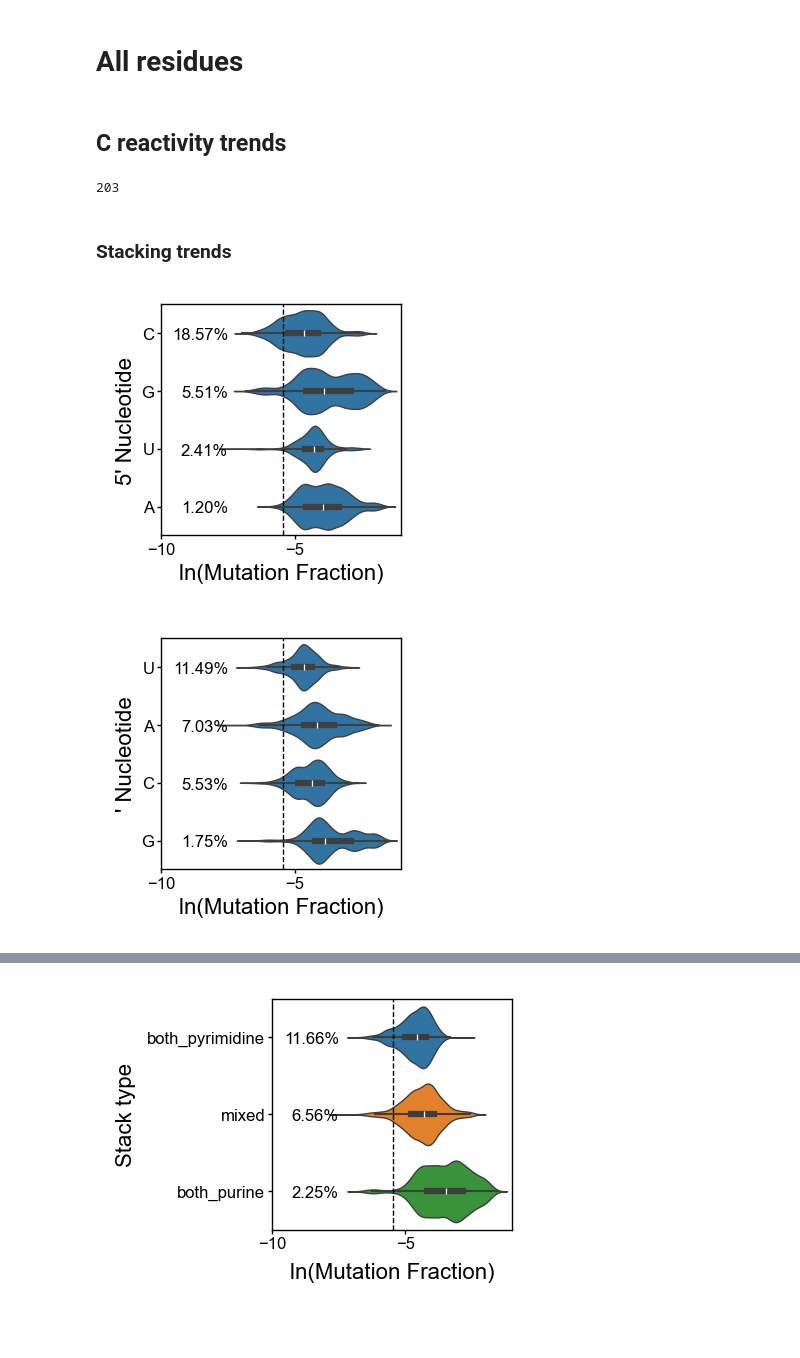
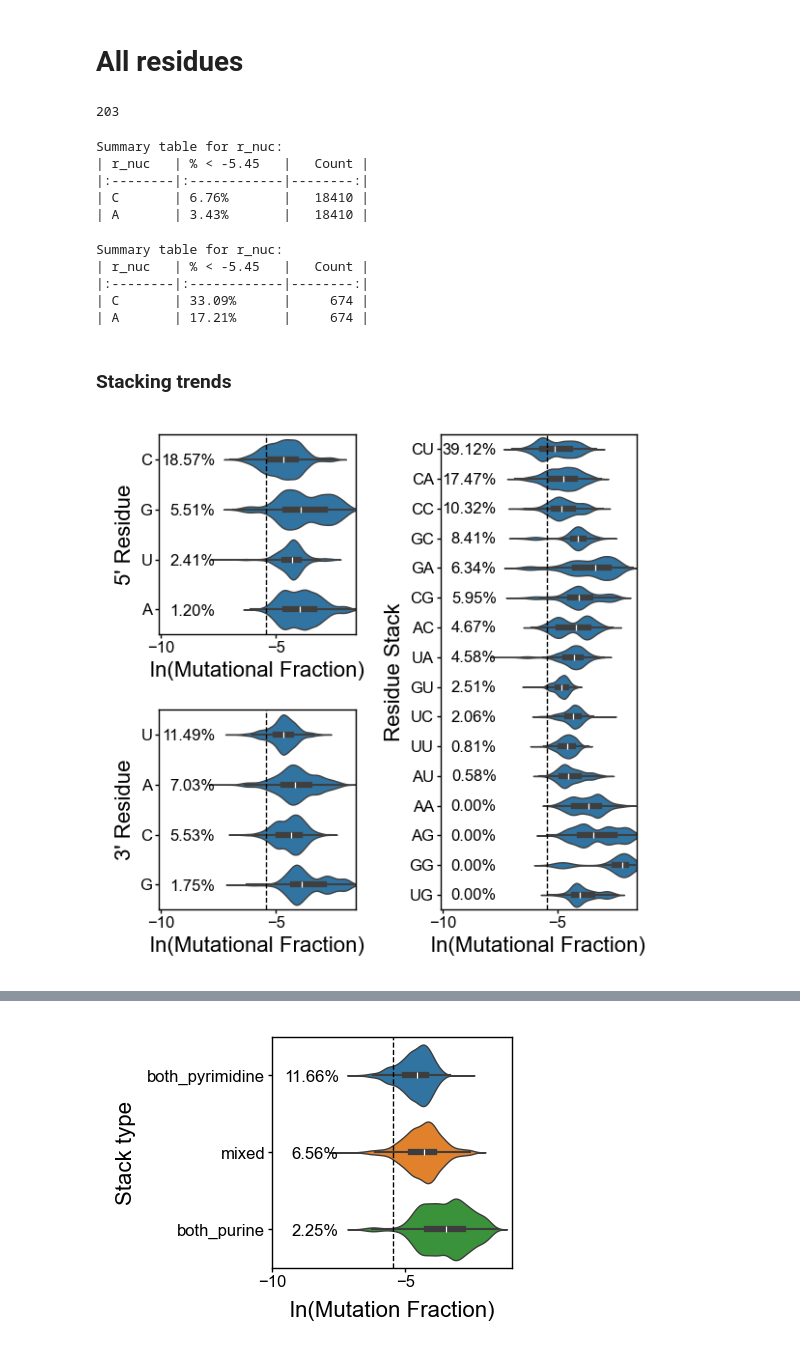
Before and after one commit to YesselmanLabPublications/2025_char_3d_struct_features, a Jupyter notebook: notebooks/ac_pairs.ipynb, the cells around one changed output, grey strips where cells are left out. Cells and saved outputs as stored; diff of their text form; code cells hidden in the pictures; blank space fills up the shorter version.

```diff
--- a/notebooks/ac_pairs.ipynb
+++ b/notebooks/ac_pairs.ipynb
@@ -129,43 +194,40 @@ Name: 0, dtype: object
 # %% [markdown]
 # All residues
-# %% [markdown]
-## C reactivity trends
 # %%
 df_ca = df.query("r_nuc == 'C' and r_type == 'NON-WC' and likely_pair == 'CA'").copy()
 print(len(df_ca["m_sequence"].unique()))
 # %% [output]
 203
+# %%
+df_ca = df.query("r_nuc == 'C' and r_type == 'NON-WC' and likely_pair == 'CA'").copy()
+df_ac = df.query("r_nuc == 'A' and r_type == 'NON-WC' and likely_pair == 'AC'").copy()
+df_merge = pd.concat([df_ca, df_ac])
+generate_threshold_summary(df_merge, "r_nuc", greater_than=False)
+# %% [output]
+Summary table for r_nuc:
+| r_nuc   | % < -5.45   |   Count |
+|:--------|:------------|--------:|
+| C       | 6.76%       |   18410 |
+| A       | 3.43%       |   18410 |
+# %%
+df_ca = df.query(
+    "r_nuc == 'C' and r_type == 'NON-WC' and likely_pair == 'CA' and m_token == '1x1'"
+).copy()
+df_ac = df.query(
+    "r_nuc == 'A' and r_type == 'NON-WC' and likely_pair == 'AC' and m_token == '1x1'"
+).copy()
+df_merge = pd.concat([df_ca, df_ac])
+generate_threshold_summary(df_merge, "r_nuc", greater_than=False)
+# %% [output]
+Summary table for r_nuc:
+| r_nuc   | % < -5.45   |   Count |
+|:--------|:------------|--------:|
+| C       | 33.09%      |     674 |
+| A       | 17.21%      |     674 |
 # %% [markdown]
 ### Stacking trends
 # %%
 df_ca = df.query("r_nuc == 'C' and r_type == 'NON-WC' and likely_pair == 'CA'").copy()
-ax = plot_violins_w_percent(
-    df_ca,
-    "ln_r_data",
-    "p5_res",
-    color="tab:blue",
-    gt_lt="less",
-    xlim=(-10, -1),
-    sorted_by_mean=True,
-)
-ax.set_ylabel("5' Nucleotide", labelpad=2)
-ax.set_xlabel("ln(Mutation Fraction)", labelpad=2)
-format_small_plot(ax)
+plot_residue_trends(df_ca, color="tab:blue")
 # %% [output]
-[figure, old version]
+[figure, new version]
-# %%
-df_ca = df.query("r_nuc == 'C' and r_type == 'NON-WC' and likely_pair == 'CA'").copy()
-ax = plot_violins_w_percent(
-    df_ca,
-    "ln_r_data",
-    "p3_res",
-    color="tab:blue",
-    gt_lt="less",
-    xlim=(-10, -1),
-    sorted_by_mean=True,
-)
-ax.set_ylabel("' Nucleotide", labelpad=2)
-ax.set_xlabel("ln(Mutation Fraction)", labelpad=2)
-format_small_plot(ax)
-# %% [output]
-[figure, removed]
```
Also changed, not shown: parts of 14 cells of this notebook, 23 other files.
